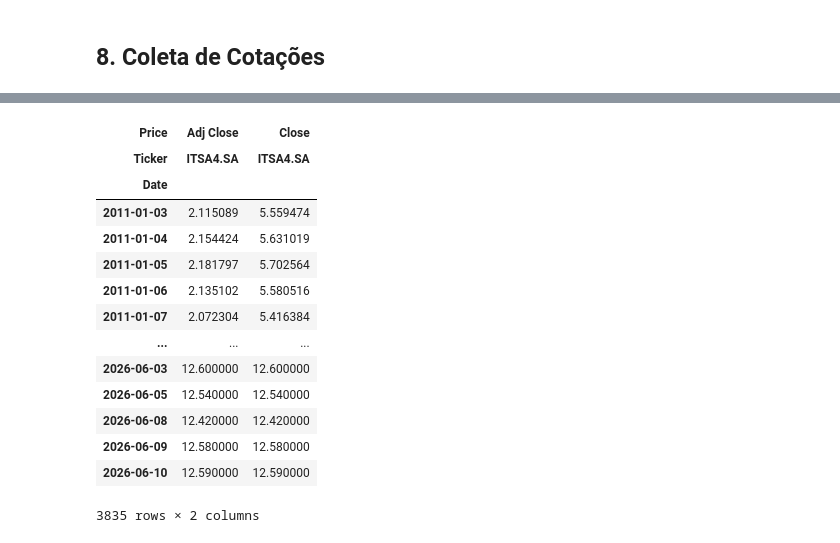
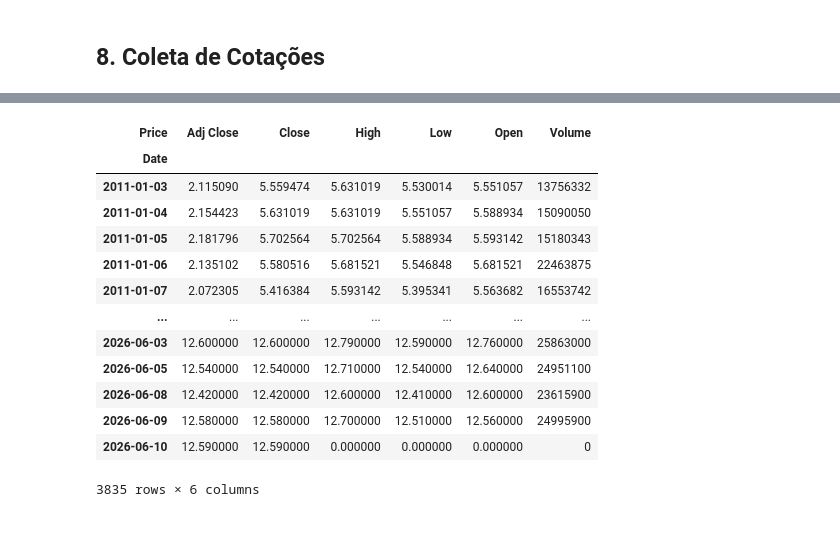
Before and after one commit to esscova/financas-quantitativas, a Jupyter notebook: Coletando PL histórico de empresas listadas na B3 com dados da CVM/preco_lucro_historico.ipynb, the cells around one changed output, grey strips where cells are left out. Cells and saved outputs as stored; diff of their text form; code cells hidden in the pictures.

```diff
--- a/Coletando PL histórico de empresas listadas na B3 com dados da CVM/preco_lucro_historico.ipynb
+++ b/Coletando PL histórico de empresas listadas na B3 com dados da CVM/preco_lucro_historico.ipynb
@@ -335,18 +351,19 @@ precos = yf.download('ITSA4.SA', start='2011-01-01', auto_adjust=False)
 # %%
-precos[['Adj Close', 'Close']]
+# precos[['Adj Close', 'Close']]
+precos.columns = precos.columns.droplevel(1)
+precos
 # %% [output]
-| Price | Adj Close | Close |
-| Ticker | ITSA4.SA | ITSA4.SA |
-| Date |  |  |
-| 2011-01-03 | 2.115089 | 5.559474 |
-| 2011-01-04 | 2.154424 | 5.631019 |
-| 2011-01-05 | 2.181797 | 5.702564 |
-| 2011-01-06 | 2.135102 | 5.580516 |
-| 2011-01-07 | 2.072304 | 5.416384 |
-| ... | ... | ... |
-| 2026-06-03 | 12.600000 | 12.600000 |
-| 2026-06-05 | 12.540000 | 12.540000 |
-| 2026-06-08 | 12.420000 | 12.420000 |
-| 2026-06-09 | 12.580000 | 12.580000 |
-| 2026-06-10 | 12.590000 | 12.590000 |
+| Price | Adj Close | Close | High | Low | Open | Volume |
+| Date |  |  |  |  |  |  |
+| 2011-01-03 | 2.115090 | 5.559474 | 5.631019 | 5.530014 | 5.551057 | 13756332 |
+| 2011-01-04 | 2.154423 | 5.631019 | 5.631019 | 5.551057 | 5.588934 | 15090050 |
+| 2011-01-05 | 2.181796 | 5.702564 | 5.702564 | 5.588934 | 5.593142 | 15180343 |
+| 2011-01-06 | 2.135102 | 5.580516 | 5.681521 | 5.546848 | 5.681521 | 22463875 |
+| 2011-01-07 | 2.072305 | 5.416384 | 5.593142 | 5.395341 | 5.563682 | 16553742 |
+| ... | ... | ... | ... | ... | ... | ... |
+| 2026-06-03 | 12.600000 | 12.600000 | 12.790000 | 12.590000 | 12.760000 | 25863000 |
+| 2026-06-05 | 12.540000 | 12.540000 | 12.710000 | 12.540000 | 12.640000 | 24951100 |
+| 2026-06-08 | 12.420000 | 12.420000 | 12.600000 | 12.410000 | 12.600000 | 23615900 |
+| 2026-06-09 | 12.580000 | 12.580000 | 12.700000 | 12.510000 | 12.560000 | 24995900 |
+| 2026-06-10 | 12.590000 | 12.590000 | 0.000000 | 0.000000 | 0.000000 | 0 |
-3835 rows × 2 columns
+3835 rows × 6 columns
```
Also changed, not shown: parts of 3 cells of this notebook.
